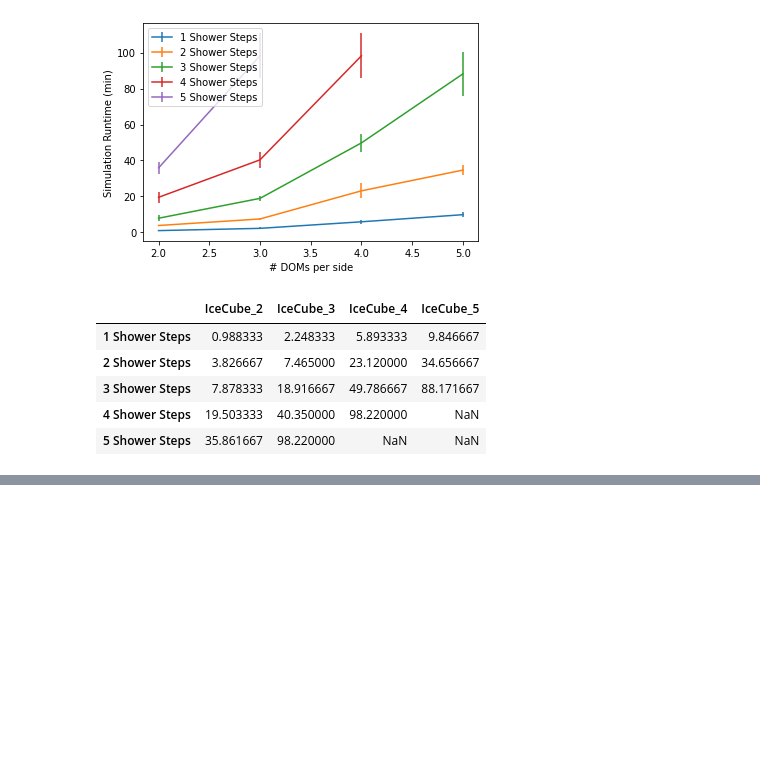
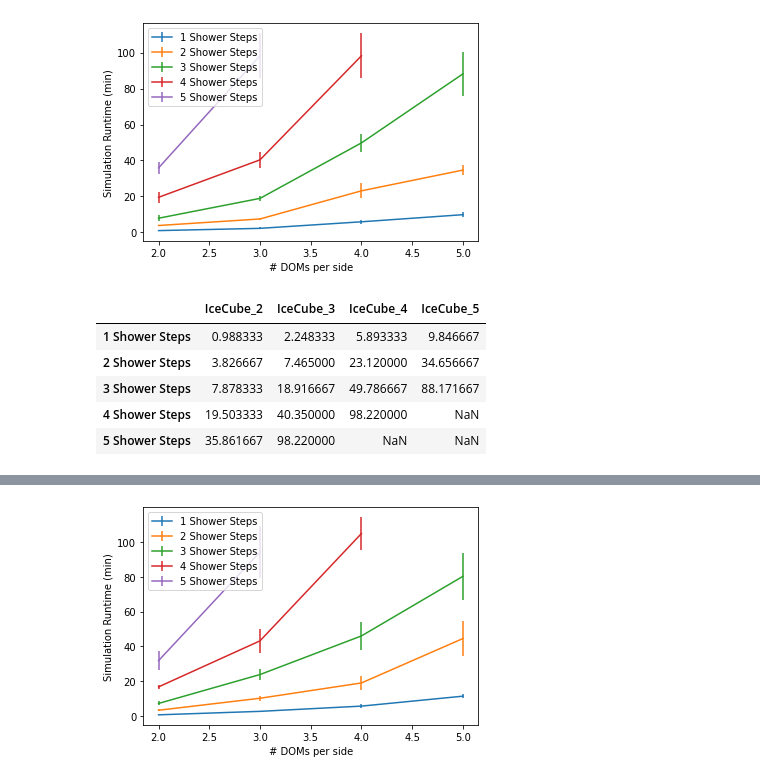
Before and after one commit to abigailbishop/PHY736-IceCube-Project, a Jupyter notebook: Runtime Analysis.ipynb, the cells around one changed output, grey strips where cells are left out. Saved outputs shown, nothing was run; the diff lists cells and outputs as text; code cells hidden in the pictures; blank space fills up the shorter version.

```diff
--- a/Runtime Analysis.ipynb
+++ b/Runtime Analysis.ipynb
@@ -143,0 +221,21 @@ pd.DataFrame(runtimes_mean)
+# %%
+# Plots by # Doms / side
+fig, ax = plt.subplots()
+for shower_step in runtimes['IceCube_2'].keys():
+    xs = []
+    if shower_step[0] == '5':
+        xs = [2,3]
+    elif shower_step[0] == '4':
+        xs = [2,3,4]
+    else:
+        xs = [2,3,4,5]
+    ys =   [runtimes_mean[f"IceCube_{x}"][shower_step] for x in xs]
+    yerrs = [runtimes_std[f"IceCube_{x}"][shower_step] for x in xs]
+
+    ax.errorbar(xs, ys, yerrs, label = shower_step)
+ax.set_xlabel("# DOMs per side")
+ax.set_ylabel("Simulation Runtime (min)")
+plt.legend()
+plt.show()
+# %% [output]
+[figure, added]
```
Also changed, not shown: parts of 12 cells of this notebook.
